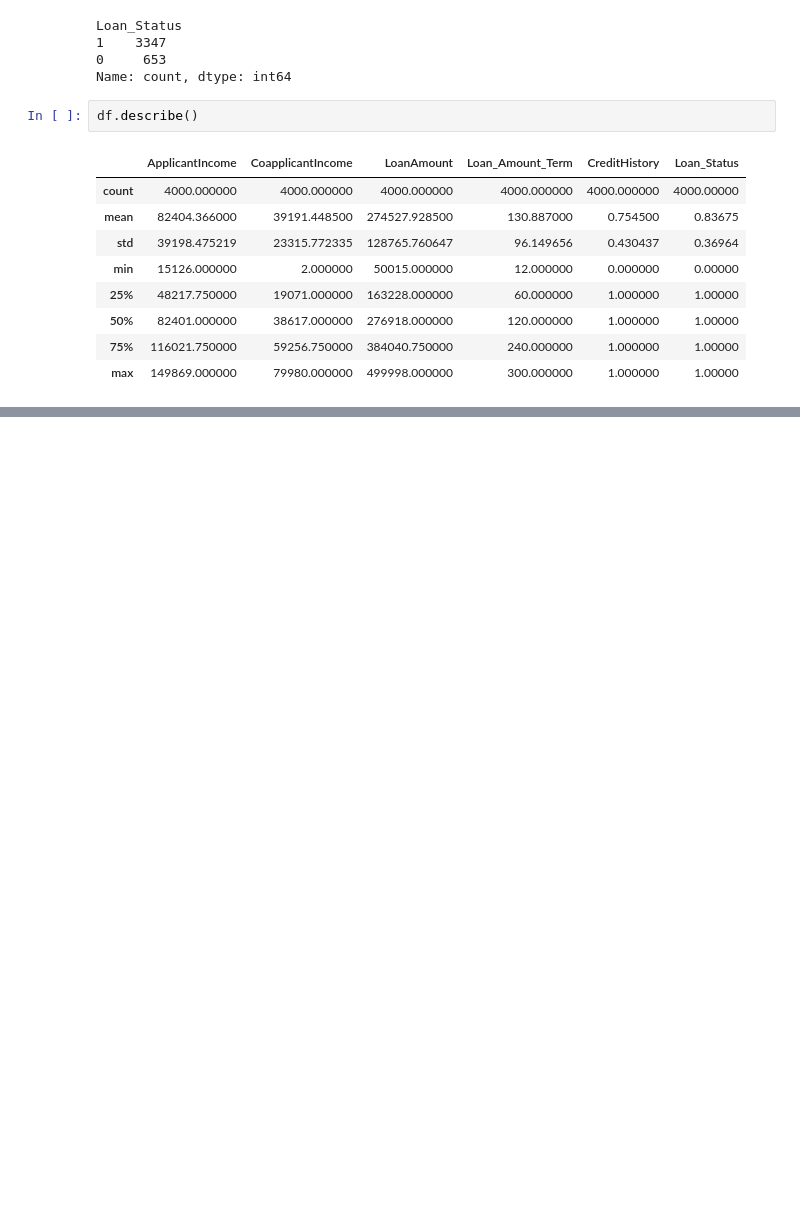
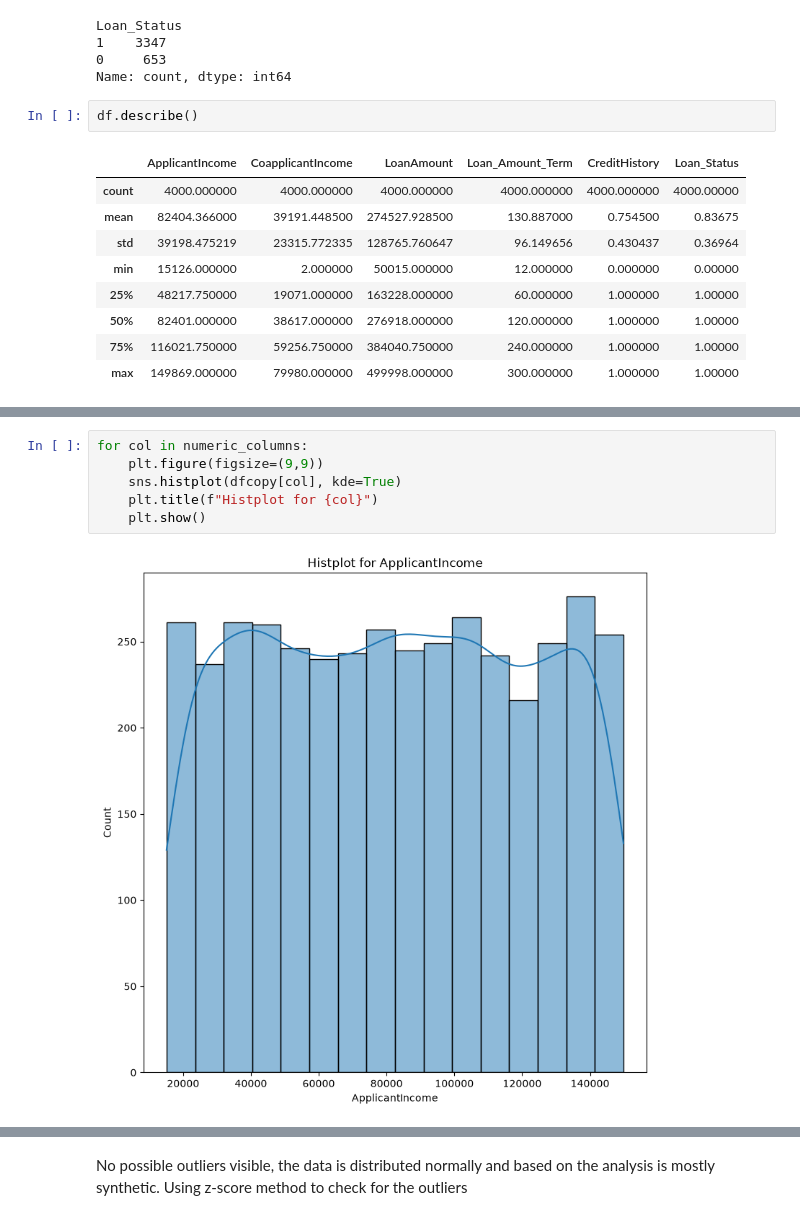
Before and after one commit to Dhairya-Dave-0204/Python-Learining, a Jupyter notebook: 6. Regression/Random Forest/Project2/ProjectSolution.ipynb, the cells around one changed output, grey strips where cells are left out. Drawn from its saved outputs; the diff is of its cells as text; blank space fills up the shorter version.

```diff
--- a/6. Regression/Random Forest/Project2/ProjectSolution.ipynb
+++ b/6. Regression/Random Forest/Project2/ProjectSolution.ipynb
@@ -94,0 +118,8 @@ df.describe()
+# %%
+for col in numeric_columns:
+    plt.figure(figsize=(9,9))
+    sns.histplot(dfcopy[col], kde=True)
+    plt.title(f"Histplot for {col}")
+    plt.show()
+# %% [output]
+[figure, added]
@@ -94,0 +131,2 @@ df.describe()
+# %% [markdown]
+No possible outliers visible, the data is distributed normally and based on the analysis is mostly synthetic. Using z-score method to check for the outliers
```
Also changed, not shown: parts of 52 cells of this notebook, 1 other file.
